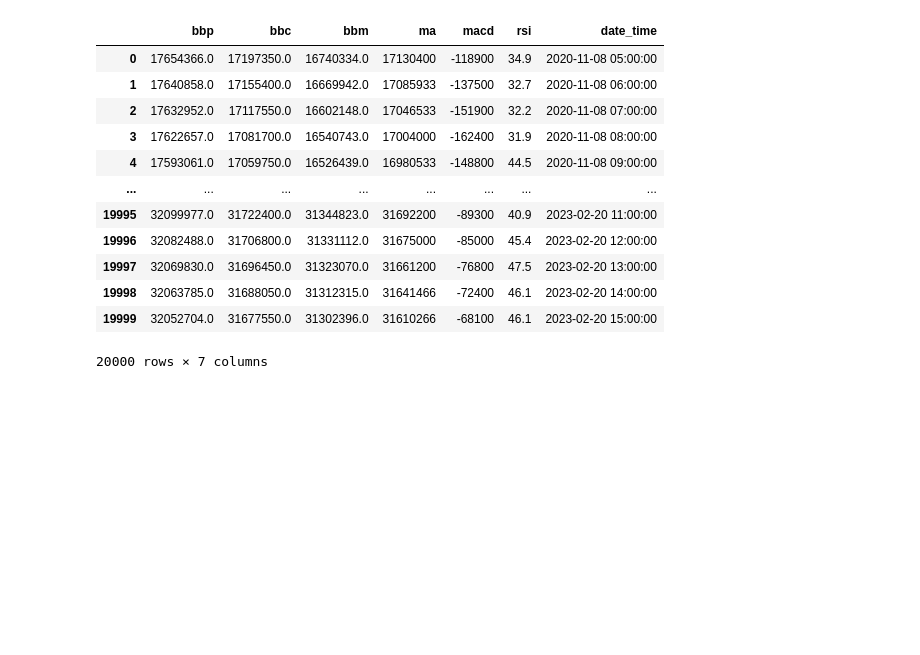
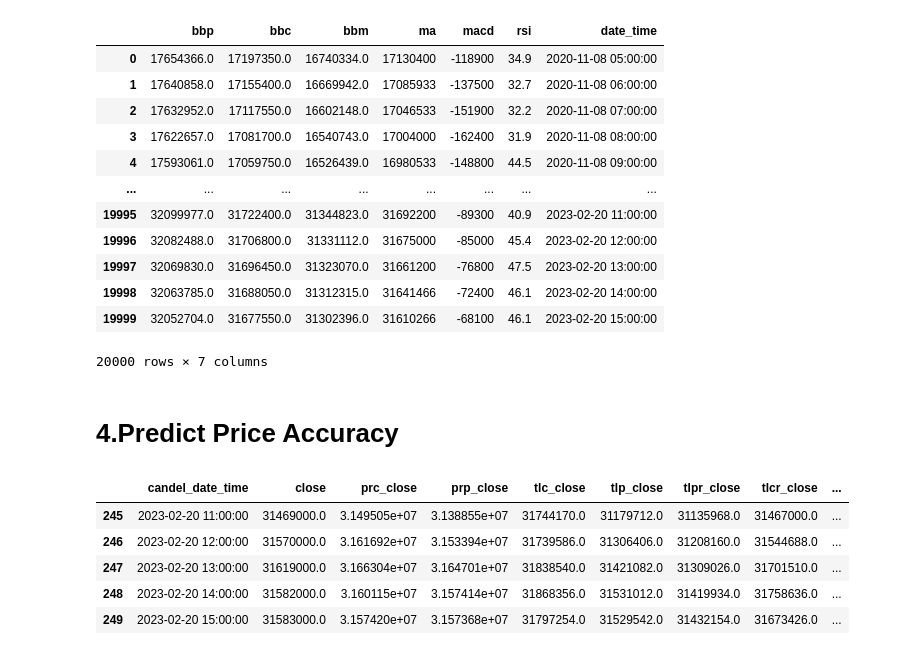
Before and after one commit to K-Digital-Coin/K-Digital_pjt_DA, a Jupyter notebook: DataPreprocessing.ipynb, the cells around one changed output. Drawn from its saved outputs; the diff is of its cells as text; code cells hidden in the pictures; blank space fills up the shorter version.

Commit message:
Upload Accuracy

```diff
--- a/DataPreprocessing.ipynb
+++ b/DataPreprocessing.ipynb
@@ -350,3 +351,16 @@ data.to_sql(
 
 # DB close
 engine.dispose()         # 작업이 끝나면 연결을 종료한다.
+# %% [markdown]
+# 4.Predict Price Accuracy
+# %%
+#load predict data
+fp = './predata/Total_PredictPrice.csv'
+op_df = pd.read_csv(fp, encoding='cp949')
+# %% [output]
+|  | candel_date_time | close | prc_close | prp_close | tlc_close | tlp_close | tlpr_close | tlcr_close | ... |
+| 245 | 2023-02-20 11:00:00 | 31469000.0 | 3.149505e+07 | 3.138855e+07 | 31744170.0 | 31179712.0 | 31135968.0 | 31467000.0 | ... |
+| 246 | 2023-02-20 12:00:00 | 31570000.0 | 3.161692e+07 | 3.153394e+07 | 31739586.0 | 31306406.0 | 31208160.0 | 31544688.0 | ... |
+| 247 | 2023-02-20 13:00:00 | 31619000.0 | 3.166304e+07 | 3.164701e+07 | 31838540.0 | 31421082.0 | 31309026.0 | 31701510.0 | ... |
+| 248 | 2023-02-20 14:00:00 | 31582000.0 | 3.160115e+07 | 3.157414e+07 | 31868356.0 | 31531012.0 | 31419934.0 | 31758636.0 | ... |
+| 249 | 2023-02-20 15:00:00 | 31583000.0 | 3.157420e+07 | 3.157368e+07 | 31797254.0 | 31529542.0 | 31432154.0 | 31673426.0 | ... |
```
Also changed, not shown: parts of 3 cells of this notebook, 1 other file.
